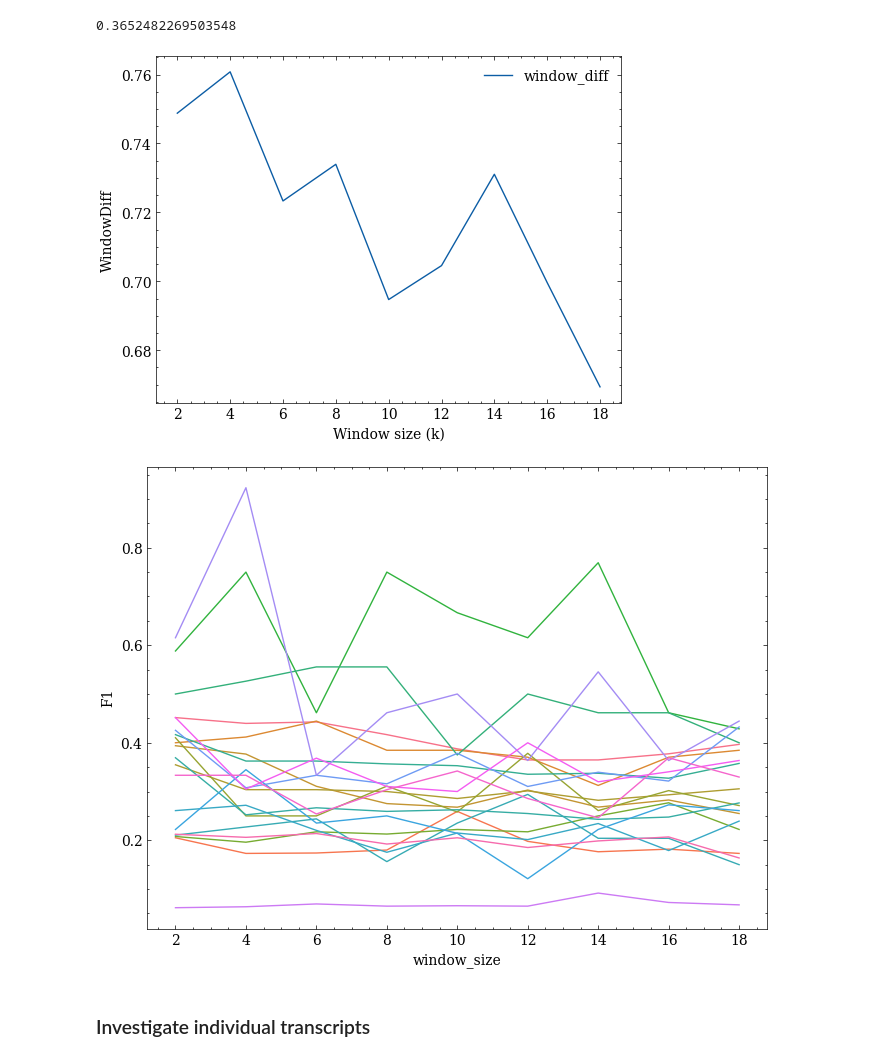
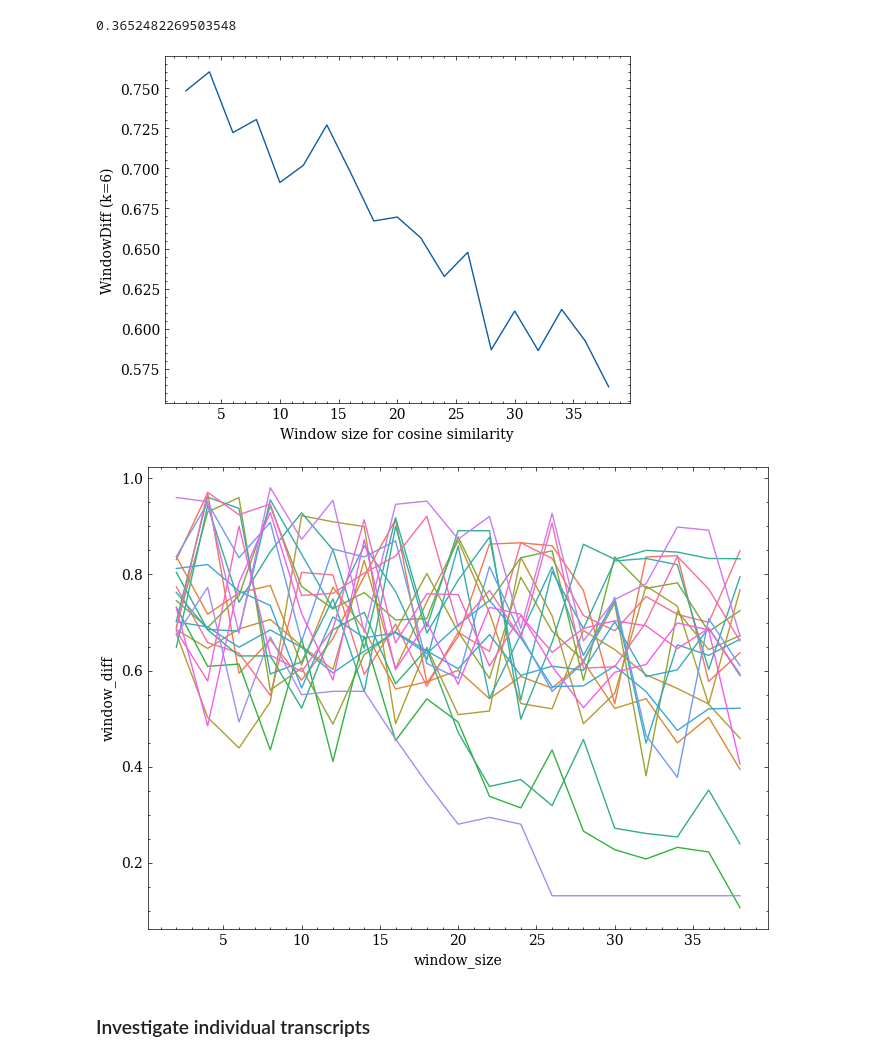
Before and after one commit to OskarMunck/Thesis, a Jupyter notebook: 4.topic_tiling.ipynb, the cells around one changed output. Cells and saved outputs as stored; diff of their text form; code cells hidden in the pictures.

```diff
--- a/4.topic_tiling.ipynb
+++ b/4.topic_tiling.ipynb
@@ -254,7 +254,7 @@ for dirpath, _, files in os.walk('../Thesis/annotated_probabilities'):
         # he = [0.99, 0.95, 0.9]
         # for h in he:
         h=0.95
-        for win in range(2, 20, 2):
+        for win in range(2, 40, 2):
             predicted_bounds = segmentation_main_call(annotated_probabilities_df,\
                                                         print_state_min=False,\
                                                         print_state_depth=False,\
@@ -365,25 +369,25 @@ figure(figsize=(6, 4.5))
 
 # grouped_df = evaluation_df.groupby('window_size')[['precision', 'recall', 'F1']].mean()
 grouped_df = evaluation_df.groupby('window_size')[['window_diff']].mean()
-sns.lineplot(data = grouped_df, x='window_size', y='window_diff', label = 'window_diff')
+sns.lineplot(data = grouped_df, x='window_size', y='window_diff')
 # sns.lineplot(data= grouped_df, x='window_size', y='precision', label = 'precision')
 # sns.lineplot(data= grouped_df, x='window_size', y='recall', label = 'recall')
 # sns.lineplot(data= grouped_df, x='window_size', y='F1', label ='F1')
-plt.ylabel('WindowDiff')
-plt.xlabel('Window size (k)')
+plt.ylabel('WindowDiff (k=6)')
+plt.xlabel('Window size for cosine similarity')
 # plt.legend()
 plt.show()
 # word embeddings, hbscan 73
 # %% [output]
-[figure, old version]
+[figure, new version]
 # %%
 figure(figsize=(8, 6))
 
-sns.lineplot(evaluation_df, x='window_size', y='F1', hue='episode')
+sns.lineplot(evaluation_df, x='window_size', y='window_diff', hue='episode')
 plt.legend('', frameon=False)
 plt.show()
 # %% [output]
-[figure, old version]
+[figure, new version]
 # %% [markdown]
 ### Investigate individual transcripts
 # %%
```
Also changed, not shown: parts of 1 cell of this notebook.
